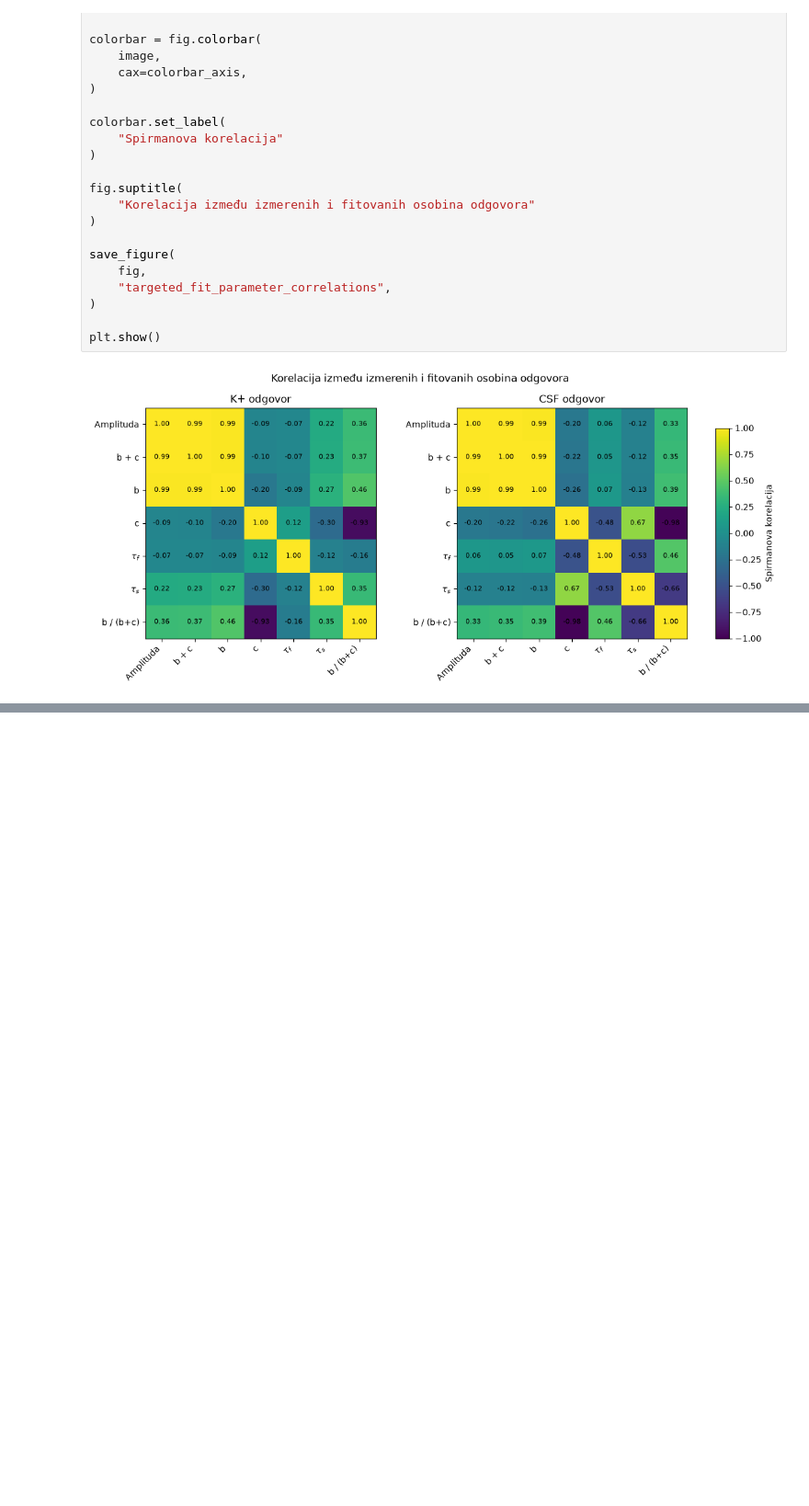
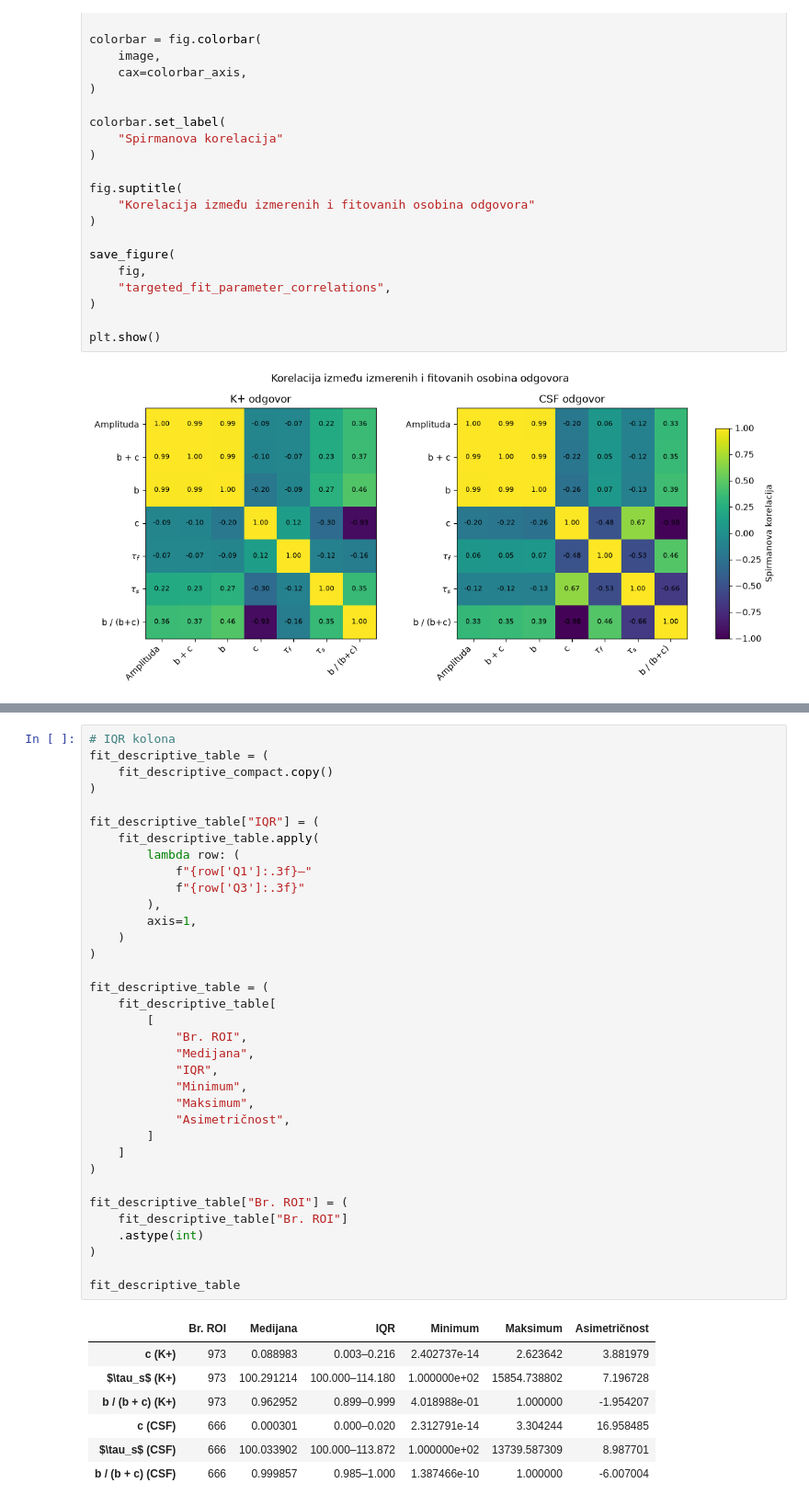
Before and after one commit to peraj-17/MasterProjekatPetarJ, a Jupyter notebook: notebooks/02_eda.ipynb, the cells around one changed output, grey strips where cells are left out. Shown at 92% size. Saved outputs shown, nothing was run; the diff lists cells and outputs as text; blank space fills up the shorter version.

```diff
--- a/notebooks/02_eda.ipynb
+++ b/notebooks/02_eda.ipynb
@@ -3032,0 +3101,43 @@ plt.show()
+# %%
+# IQR kolona
+fit_descriptive_table = (
+    fit_descriptive_compact.copy()
+)
+
+fit_descriptive_table["IQR"] = (
+    fit_descriptive_table.apply(
+        lambda row: (
+            f"{row['Q1']:.3f}–"
+            f"{row['Q3']:.3f}"
+        ),
+        axis=1,
+    )
+)
+
+fit_descriptive_table = (
+    fit_descriptive_table[
+        [
+            "Br. ROI",
+            "Medijana",
+            "IQR",
+            "Minimum",
+            "Maksimum",
+            "Asimetričnost",
+        ]
+    ]
+)
+
+fit_descriptive_table["Br. ROI"] = (
+    fit_descriptive_table["Br. ROI"]
+    .astype(int)
+)
+
+fit_descriptive_table
+# %% [output]
+|  | Br. ROI | Medijana | IQR | Minimum | Maksimum | Asimetričnost |
+| c (K+) | 973 | 0.088983 | 0.003–0.216 | 2.402737e-14 | 2.623642 | 3.881979 |
+| $\tau_s$ (K+) | 973 | 100.291214 | 100.000–114.180 | 1.000000e+02 | 15854.738802 | 7.196728 |
+| b / (b + c) (K+) | 973 | 0.962952 | 0.899–0.999 | 4.018988e-01 | 1.000000 | -1.954207 |
+| c (CSF) | 666 | 0.000301 | 0.000–0.020 | 2.312791e-14 | 3.304244 | 16.958485 |
+| $\tau_s$ (CSF) | 666 | 100.033902 | 100.000–113.872 | 1.000000e+02 | 13739.587309 | 8.987701 |
+| b / (b + c) (CSF) | 666 | 0.999857 | 0.985–1.000 | 1.387466e-10 | 1.000000 | -6.007004 |
```
Also changed, not shown: parts of 3 cells of this notebook, 20 other files.
